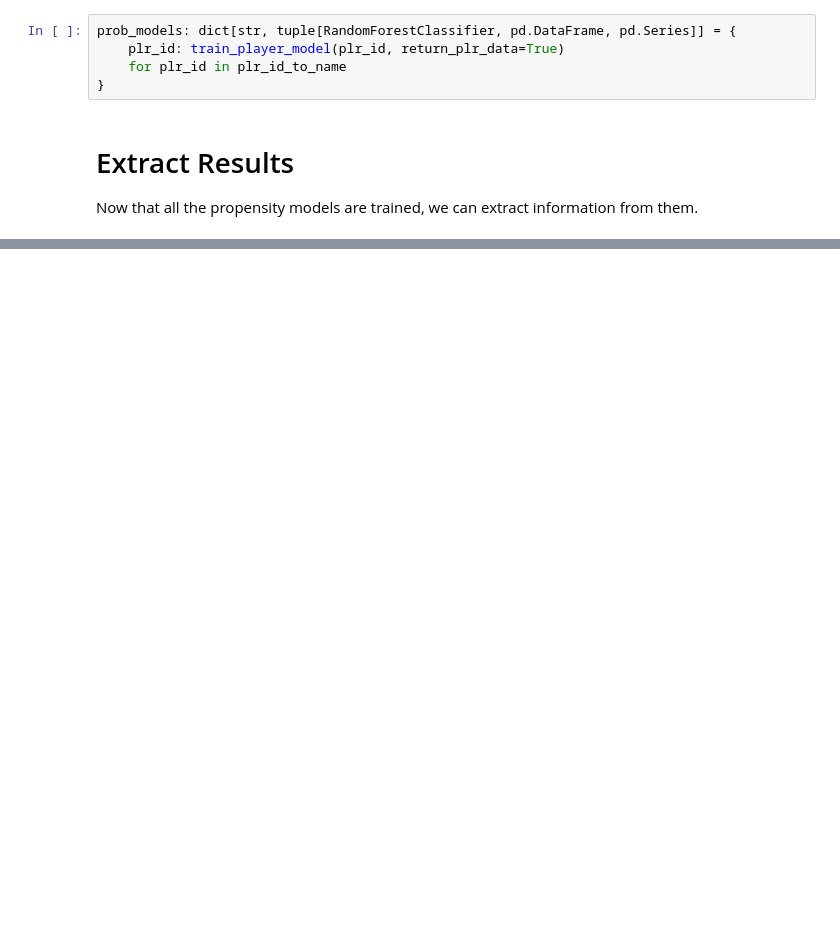
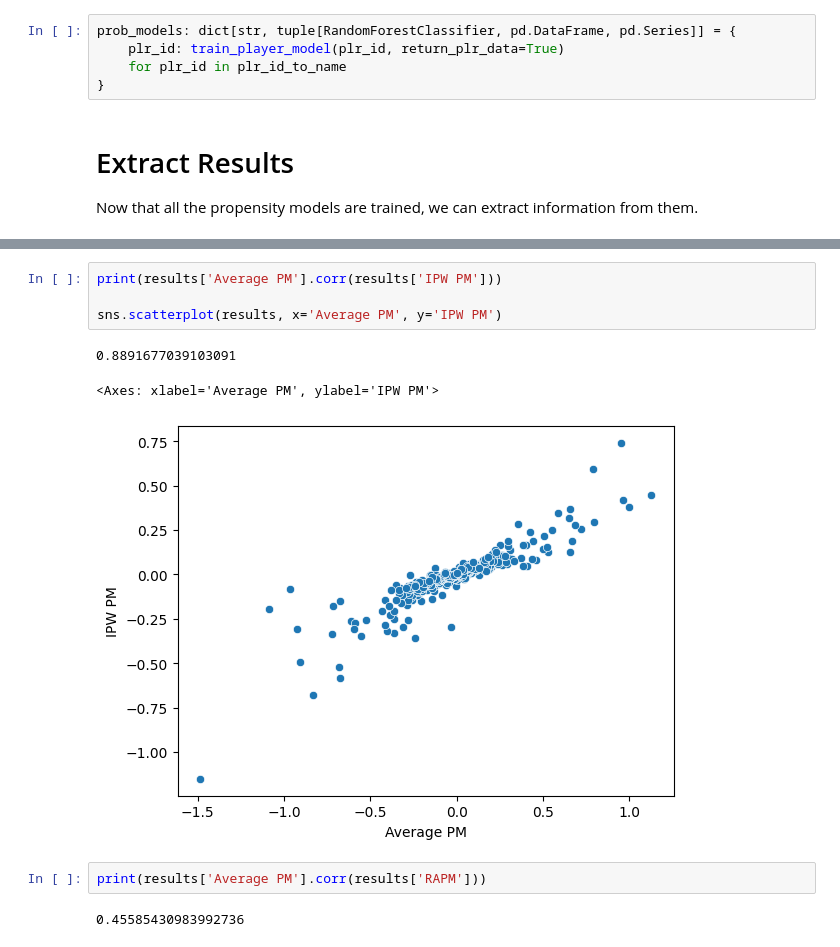
Before and after one commit to DanLeEpicMan/RAPM, a Jupyter notebook: code/analyze/propensity_scores.ipynb, the cells around one changed output, grey strips where cells are left out. Cells and saved outputs as stored; diff of their text form; blank space fills up the shorter version.

```diff
--- a/code/analyze/propensity_scores.ipynb
+++ b/code/analyze/propensity_scores.ipynb
@@ -280,0 +404,12 @@ fig.show()
+# %%
+print(results['Average PM'].corr(results['IPW PM']))
+
+sns.scatterplot(results, x='Average PM', y='IPW PM')
+# %% [output]
+0.8891677039103091
+<Axes: xlabel='Average PM', ylabel='IPW PM'>
+[figure, added]
+# %%
+print(results['Average PM'].corr(results['RAPM']))
+# %% [output]
+0.45585430983992736
```
Also changed, not shown: parts of 13 cells of this notebook, 15 other files.
